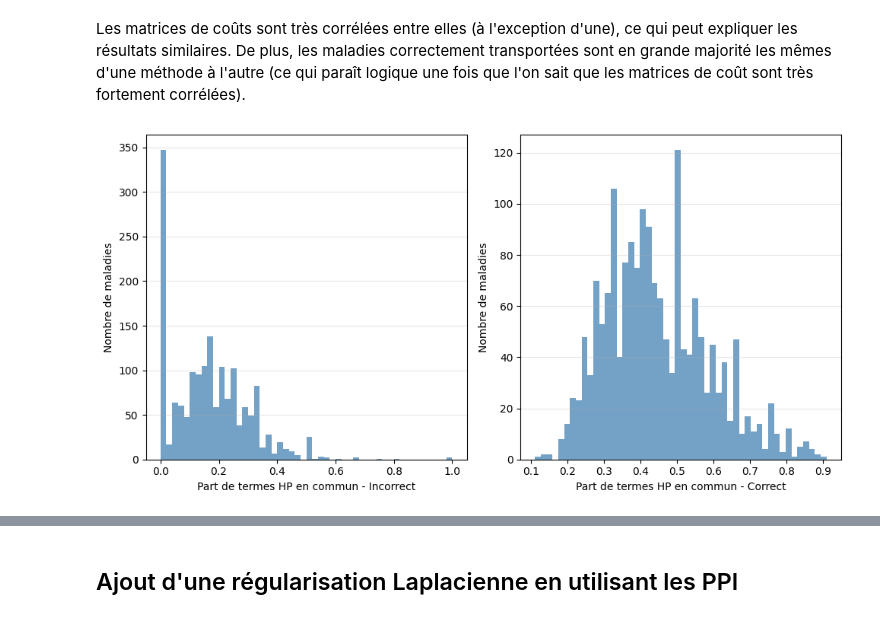
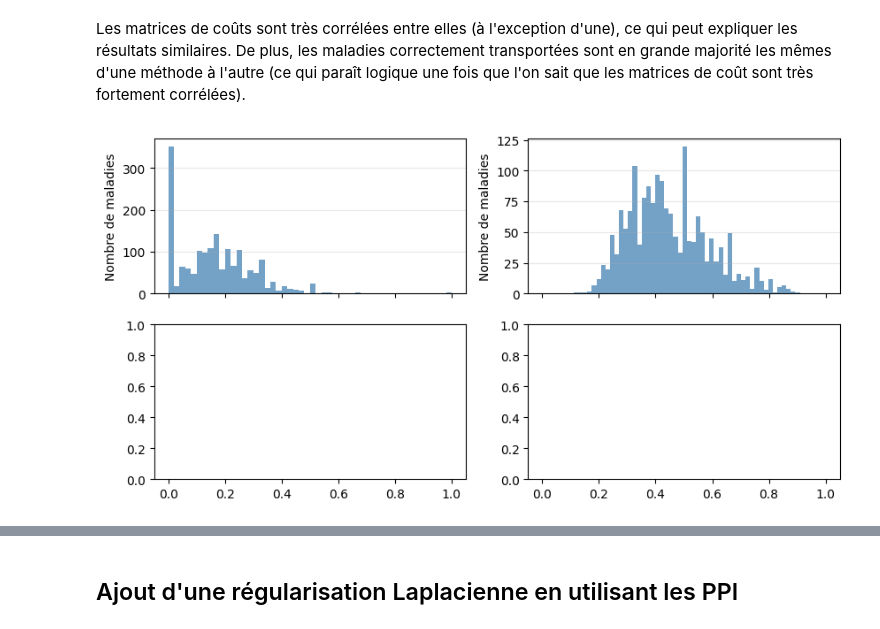
Before and after one commit to averniere/OT_simulation_maladies, a Jupyter notebook: Embeddings/test.ipynb, the cells around one changed output, grey strips where cells are left out. Saved outputs shown, nothing was run; the diff lists cells and outputs as text; code cells hidden in the pictures.

Commit message:
corrections, ajout d'une fonction lca qui marche, nouveau dict

```diff
--- a/Embeddings/test.ipynb
+++ b/Embeddings/test.ipynb
@@ -496,26 +496,21 @@ def f_ground_truth(work_omim, work_orpha, df_orpha_omim):
             valid_omim.append(row['omim_id'])
             valid_orpha.append(row['orpha_id'])
     gt_set = set(ground_truth)
-    return gt_set, valid_omim, valid_orpha
+    return gt_set, omim_to_idx, orpha_to_idx
+
+work_omim = work_omim.reset_index(drop=True)
+work_orpha = work_orpha.reset_index(drop=True)
 gt_set, valid_omim, valid_orpha = f_ground_truth(work_omim, work_orpha, df_orpha_omim)
 # %%
 work_omim0 = work_omim[work_omim['database_id'].isin(valid_omim)]
 work_orpha0 = work_orpha[work_orpha['database_id'].isin(valid_orpha)]
+work_omim0 = work_omim0.reset_index(drop=True)
+work_orpha0 = work_orpha0.reset_index(drop=True)
 hpo_cols0 = [c for c in work_omim0.columns if c.startswith("HP:")]
 print(work_omim0.shape, work_orpha0.shape)
 
-omim_to_idx0  = {v: i for i, v in enumerate(work_omim0['database_id'].values)}
-orpha_to_idx0 = {v: i for i, v in enumerate(work_orpha0['database_id'].values)}
-
-# 3. Reconstruire ground_truth avec les nouveaux indices
-ground_truth = []
-for _, row in df_orpha_omim.iterrows():
-    if row['omim_id'] in omim_to_idx0 and row['orpha_id'] in orpha_to_idx0:
-        i = omim_to_idx0[row['omim_id']]
-        j = orpha_to_idx0[row['orpha_id']]
-        ground_truth.append((i, j))
-
-gt_set = set(ground_truth)
+# ground_truth s'appuie sur les indices des maladies dans les datasets initiaux
+gt_set, valid_omim0, valid_orpha0 = f_ground_truth(work_omim0, work_orpha0, df_orpha_omim)
 
 print(f"Taille OMIM : {work_omim0.shape[0]}, ORPHA : {work_orpha0.shape[0]}, paires GT : {len(gt_set)}")
 # %% [output]
@@ -954,25 +951,41 @@ for (i, j) in overall_correct:
 # %%
 # Histplot part de termes en commun entre maladies omim et orpha
 var1 = [len(paires_zero_dict[c]["commun"])/paires_zero_dict[c]["omim"]["count"] for c in paires_zero_dict.keys()]
 var2 = [len(paires_correct_dict[c]["commun"])/paires_correct_dict[c]["omim"]["count"] for c in paires_correct_dict.keys()]
+#var3 = [len(paires_correct_dict[c]["commun propagé"])/len(paires_correct_dict[c]["omim"]["terms propagated"]) for c in paires_correct_dict.keys()]
+#var4 = [len(paires_zero_dict[c]["commun propagé"])/len(paires_zero_dict[c]["omim"]["terms propagated"]) for c in paires_zero_dict.keys()]
 
-fig, axes = plt.subplots(1, 2, figsize=(10, 5))
+fig, axes = plt.subplots(2, 2, figsize=(10, 5), sharex=True)
 
-ax = axes[0]
+ax = axes[0, 0]
 sns.histplot(var1, bins=50, ax=ax, color='steelblue', edgecolor='none')
 
 ax.set_xlabel("Part de termes HP en commun - Incorrect")
 ax.set_ylabel("Nombre de maladies")
 ax.grid(axis='y', alpha=0.3)
 
-ax = axes[1]
+ax = axes[0,1]
 sns.histplot(var2, bins=50, ax=ax, color='steelblue', edgecolor='none')
 
 ax.set_xlabel("Part de termes HP en commun - Correct")
 ax.set_ylabel("Nombre de maladies")
 ax.grid(axis='y', alpha=0.3)
+'''
+ax = axes[1,0]
+sns.histplot(var4, bins=50, ax=ax, color='steelblue', edgecolor='none')
 
+ax.set_xlabel("Part de termes HP en commun - Incorrect")
+ax.set_ylabel("Nombre de maladies")
+ax.grid(axis='y', alpha=0.3)
+
+ax = axes[1, 1]
+sns.histplot(var3, bins=50, ax=ax, color='steelblue', edgecolor='none')
+
+ax.set_xlabel("Part de termes HP en commun - Correct")
+ax.set_ylabel("Nombre de maladies")
+ax.grid(axis='y', alpha=0.3)
 plt.tight_layout()
+'''
 plt.show()
 # %% [output]
-[figure, old version]
+[figure, new version]
```
Also changed, not shown: parts of 16 cells of this notebook.
